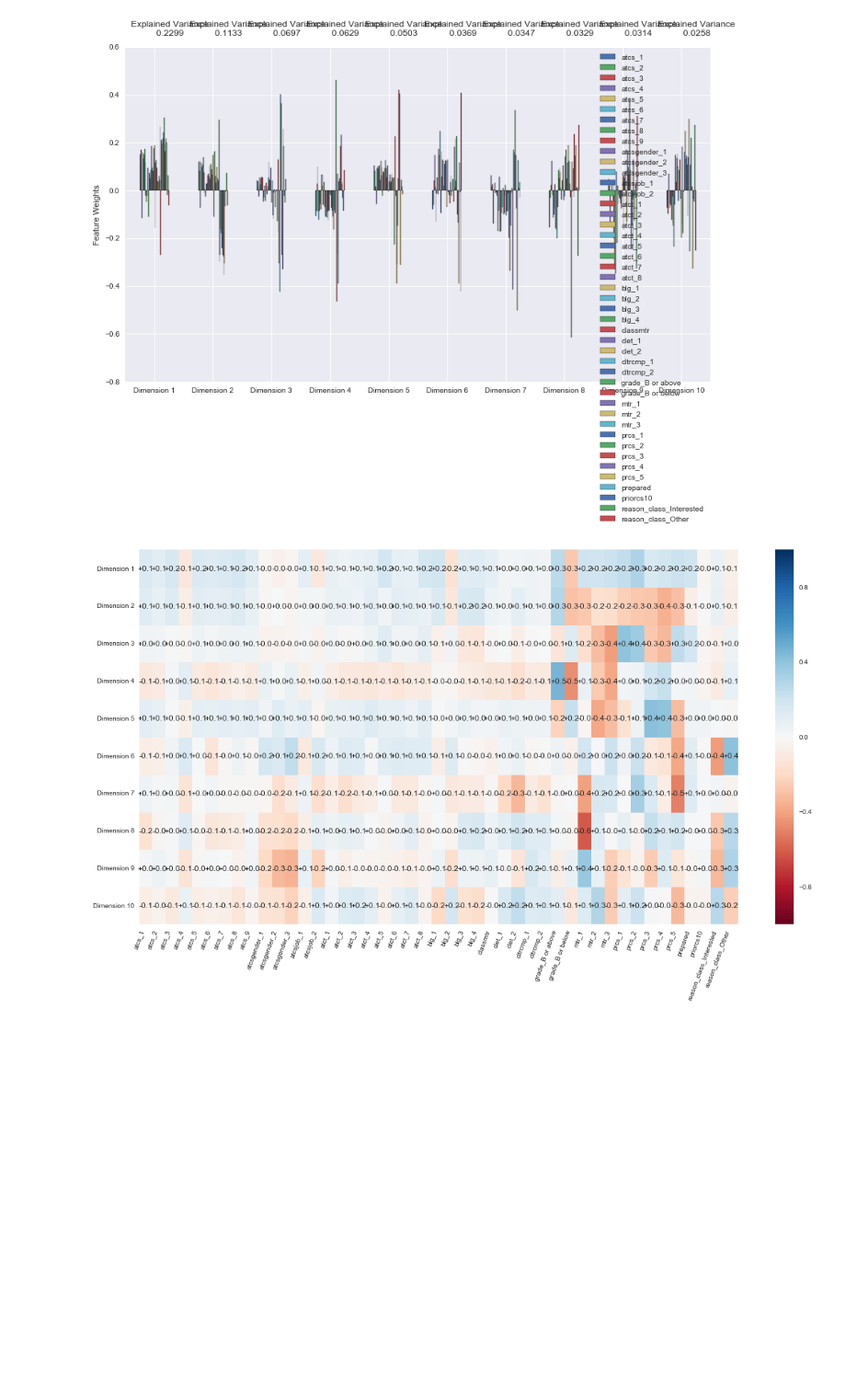
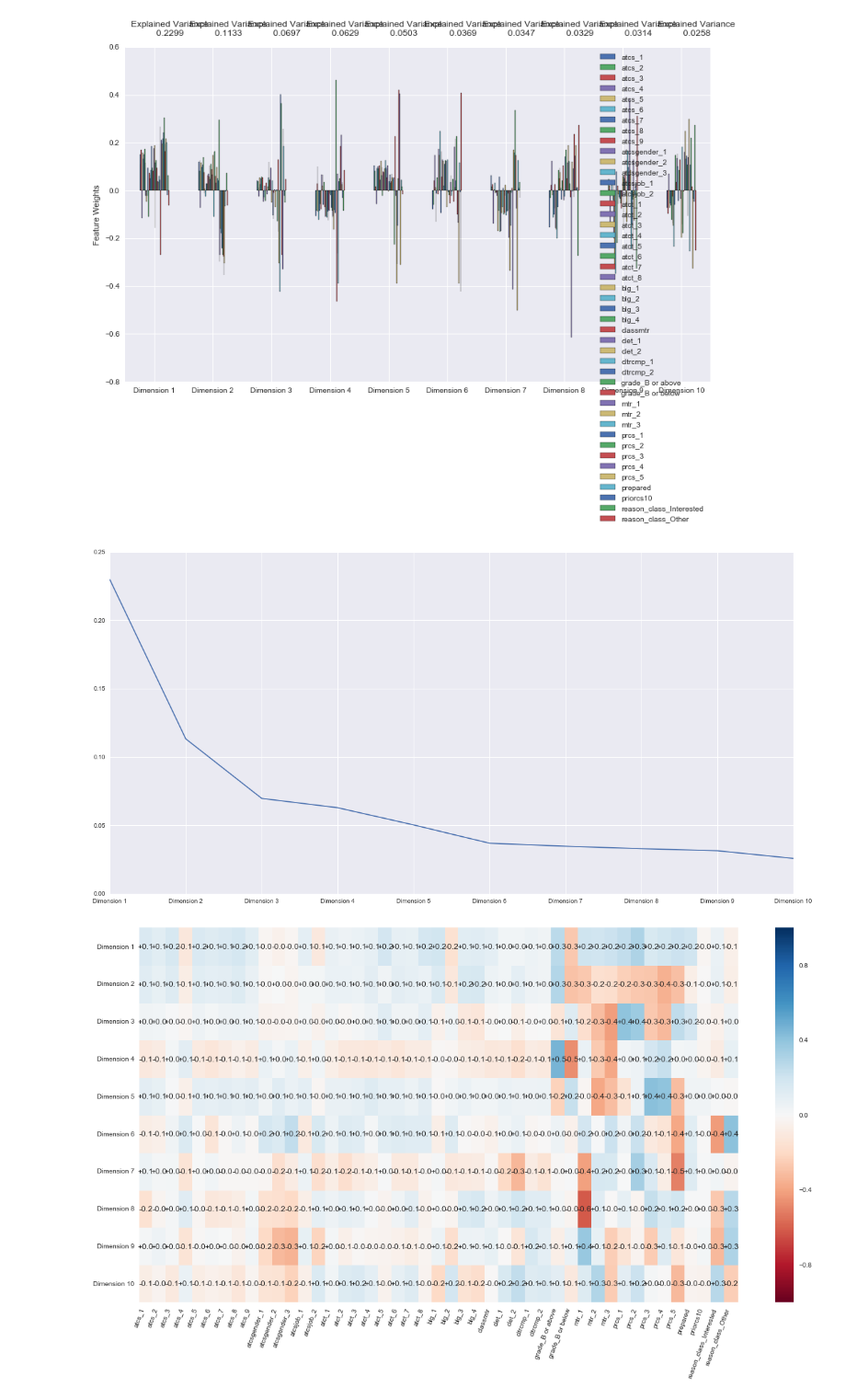
Before and after one commit to omoju/IntroCSExperiencePrediction, a Jupyter notebook: genderedCSExperience.ipynb, the cells around one changed output. Shown at 92% size. Cells and saved outputs as stored; diff of their text form; code cells hidden in the pictures; blank space fills up the shorter version.

Commit message:
feat: Take plotting out of pca_results

```diff
--- a/genderedCSExperience.ipynb
+++ b/genderedCSExperience.ipynb
@@ -302,6 +302,10 @@ pca.fit(pca_data)
 pca_results = tools.pca_results(pca_data, pca)
 # %% [output]
 [figure]
+# %%
+pca_results['Explained Variance'].plot();
+# %% [output]
+[figure, added]
 # %%
 cols = [col for col in pca_results.columns if col not in ['Explained Variance']]
 df2 = pca_results[cols]
```
Also changed, not shown: 2 other files.
